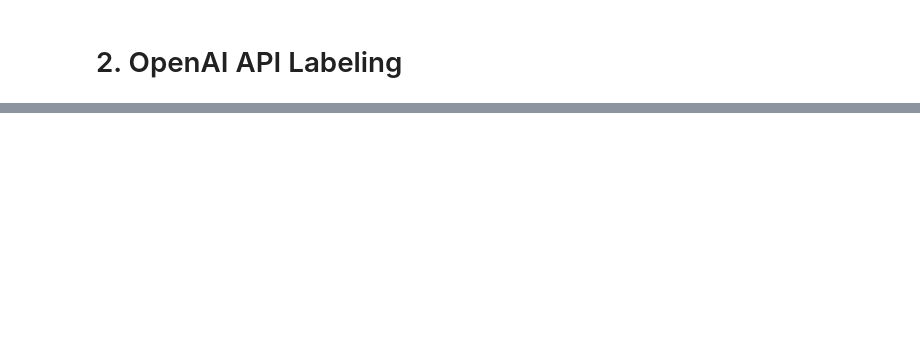
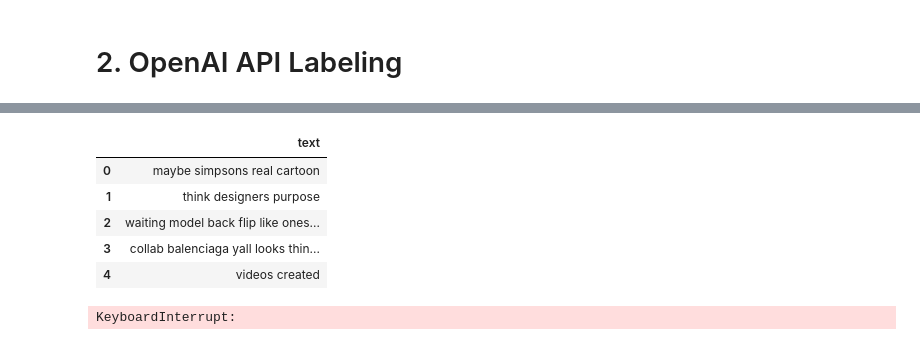
Before and after one commit to mimo2025/488FinalProject, a Jupyter notebook: data_processing.ipynb, the cells around one changed output, grey strips where cells are left out. Saved outputs shown, nothing was run; the diff lists cells and outputs as text; code cells hidden in the pictures; blank space fills up the shorter version.

```diff
--- a/data_processing.ipynb
+++ b/data_processing.ipynb
@@ -131,0 +257,12 @@ Testing set size: 1452
+# %%
+# Data set for training and testing the model
+train_test_df = pd.read_csv('train_test_data.csv')
+len(train_test_df)
+train_test_df.head()
+# %% [output]
+|  | text |
+| 0 | maybe simpsons real cartoon |
+| 1 | think designers purpose |
+| 2 | waiting model back flip like ones... |
+| 3 | collab balenciaga yall looks thin... |
+| 4 | videos created |
@@ -131,0 +333,14 @@ Testing set size: 1452
+# %%
+# Classification process on 100 rows:
+
+for row in range(100):
+    # Use the classifier function to predict the labels for each row in the dataset
+    try:
+        user_input = train_test_df.iloc[row]['text']
+        train_test_df.at[row, 'predicted_labels'] = classifier(user_input)
+        print(f"Row {row} processed successfully, labels: {train_test_df.iloc[row]['predicted_labels']}")
+    except OpenAIError as e:
+        # Printing all OpenAI API errors
+        print(f"Error: {e}")
+# %% [output]
+KeyboardInterrupt:
```
Also changed, not shown: parts of 14 cells of this notebook, 4 other files.
